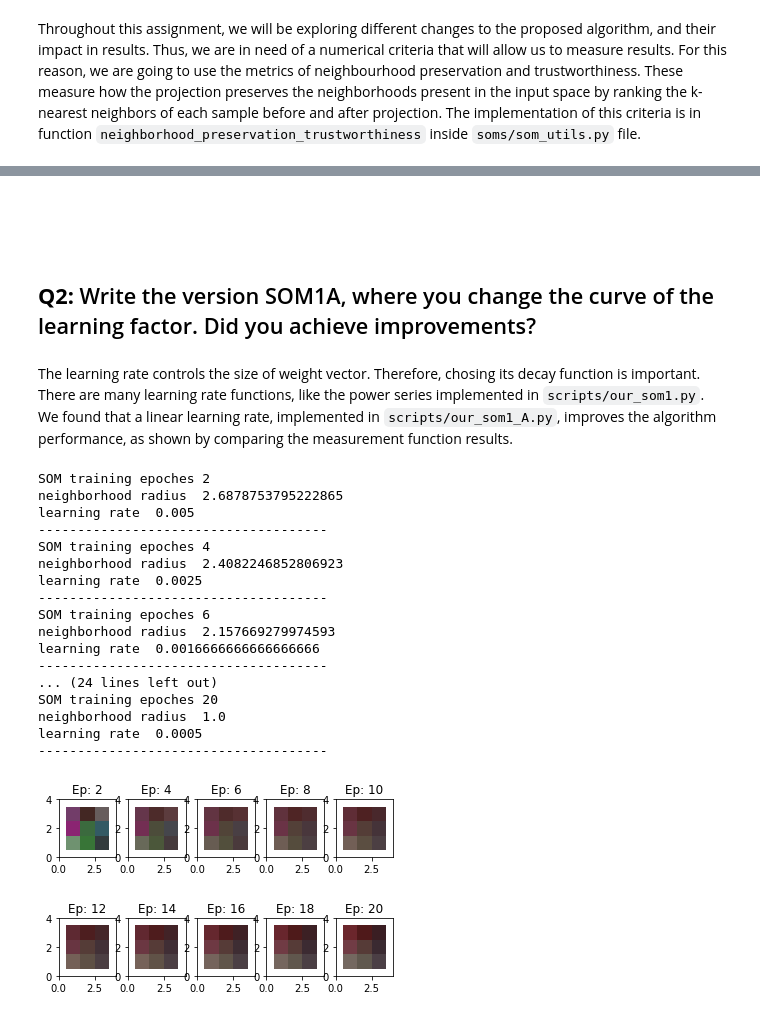
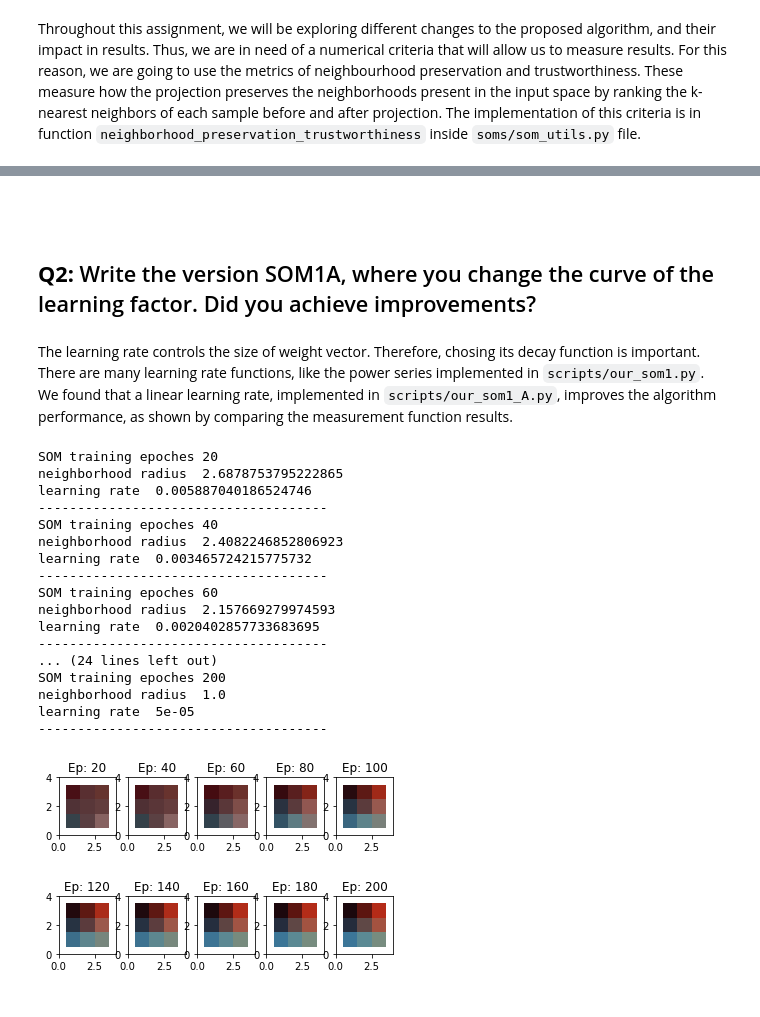
Before and after one commit to gundruke/TMBD-project-3, a Jupyter notebook: Answers.ipynb, the cells around one changed output, grey strips where cells are left out. Drawn from its saved outputs; the diff is of its cells as text; code cells hidden in the pictures.

```diff
--- a/Answers.ipynb
+++ b/Answers.ipynb
@@ -134,34 +133,33 @@ neighborhood_preservation_trustworthiness(1, trunc_data, cd)
-# %% [markdown]
-<br /> <br />
 # %% [markdown]
+<br /> <br />
 ## **Q2:** Write the version SOM1A, where you change the curve of the learning factor. Did you achieve improvements?
 # %% [markdown]
 The learning rate controls the size of weight vector. Therefore, chosing its decay function is important. There are many learning rate functions, like the power series implemented in `scripts/our_som1.py`. We found that a linear learning rate, implemented in `scripts/our_som1_A.py`, improves the algorithm performance, as shown by comparing the measurement function results.
 # %%
 from scripts.our_som1_A import SOM as SOM_1_A
 # som = SOM(x_size, y_size, num_features)
 som_1_A = SOM_1_A(3,3,3)
-joined_df, clustered_df = som_train_predict(som_1_A, trunc_data, agri_data, num_epochs=20, init_learning_rate=0.01)
+joined_df, clustered_df = som_train_predict(som_1_A, trunc_data, agri_data, num_epochs=200, init_learning_rate=0.01)
 #joined_df.iloc[0:5]
 # %% [output]
-SOM training epoches 2
+SOM training epoches 20
 neighborhood radius  2.6878753795222865
-learning rate  0.005
+learning rate  0.005887040186524746
 -------------------------------------
-SOM training epoches 4
+SOM training epoches 40
 neighborhood radius  2.4082246852806923
-learning rate  0.0025
+learning rate  0.003465724215775732
 -------------------------------------
-SOM training epoches 6
+SOM training epoches 60
 neighborhood radius  2.157669279974593
-learning rate  0.0016666666666666666
+learning rate  0.0020402857733683695
 -------------------------------------
 ... (24 lines left out)
-SOM training epoches 20
+SOM training epoches 200
 neighborhood radius  1.0
-learning rate  0.0005
+learning rate  5e-05
 -------------------------------------
-[figure, old version]
+[figure, new version]
 # %%
 visualize_som(som_1_A, joined_df)
 # %% [output]
```
Also changed, not shown: parts of 28 cells of this notebook, 3 other files.
